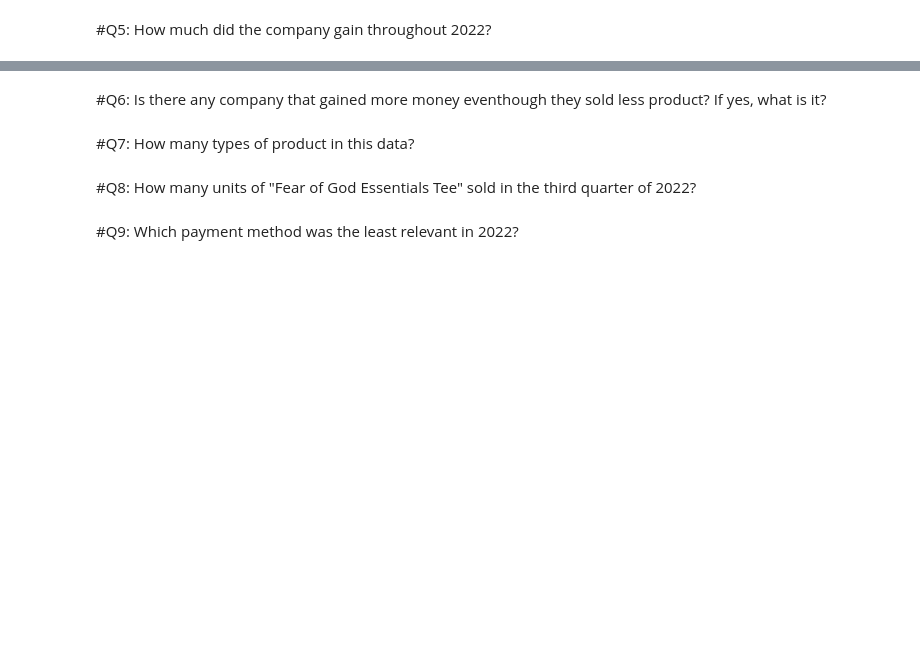
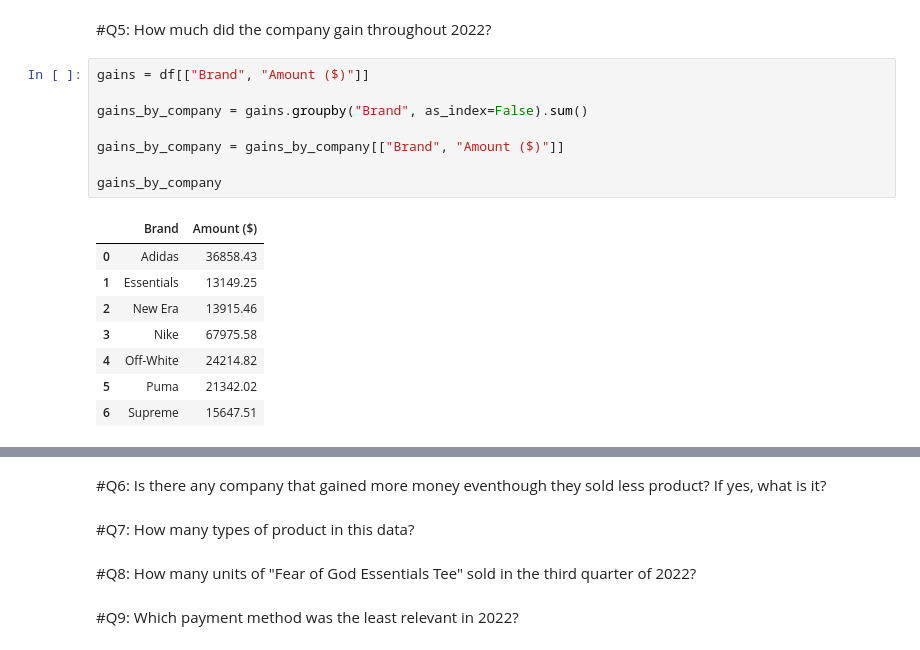
Before and after one commit to kalebcwag/Sneakers-and-Streetwears-Sales-Analytics, a Jupyter notebook: notebook.ipynb, the cells around one changed output, grey strips where cells are left out. Drawn from its saved outputs; the diff is of its cells as text; blank space fills up the shorter version.

```diff
--- a/notebook.ipynb
+++ b/notebook.ipynb
@@ -143,2 +203,19 @@ plt.show()
 # %% [markdown]
 #Q5: How much did the company gain throughout 2022?
+# %%
+gains = df[["Brand", "Amount ($)"]]
+
+gains_by_company = gains.groupby("Brand", as_index=False).sum()
+
+gains_by_company = gains_by_company[["Brand", "Amount ($)"]]
+
+gains_by_company
+# %% [output]
+|  | Brand | Amount ($) |
+| 0 | Adidas | 36858.43 |
+| 1 | Essentials | 13149.25 |
+| 2 | New Era | 13915.46 |
+| 3 | Nike | 67975.58 |
+| 4 | Off-White | 24214.82 |
+| 5 | Puma | 21342.02 |
+| 6 | Supreme | 15647.51 |
```
Also changed, not shown: parts of 6 cells of this notebook.
